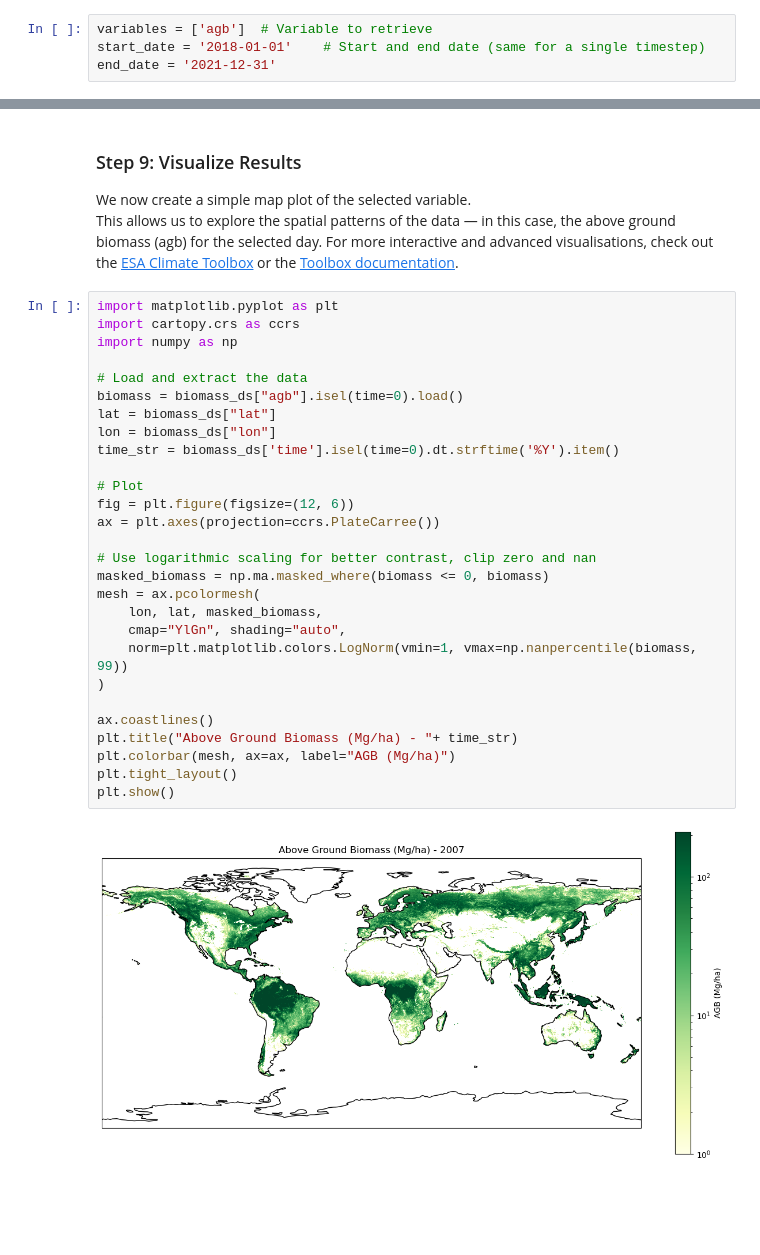
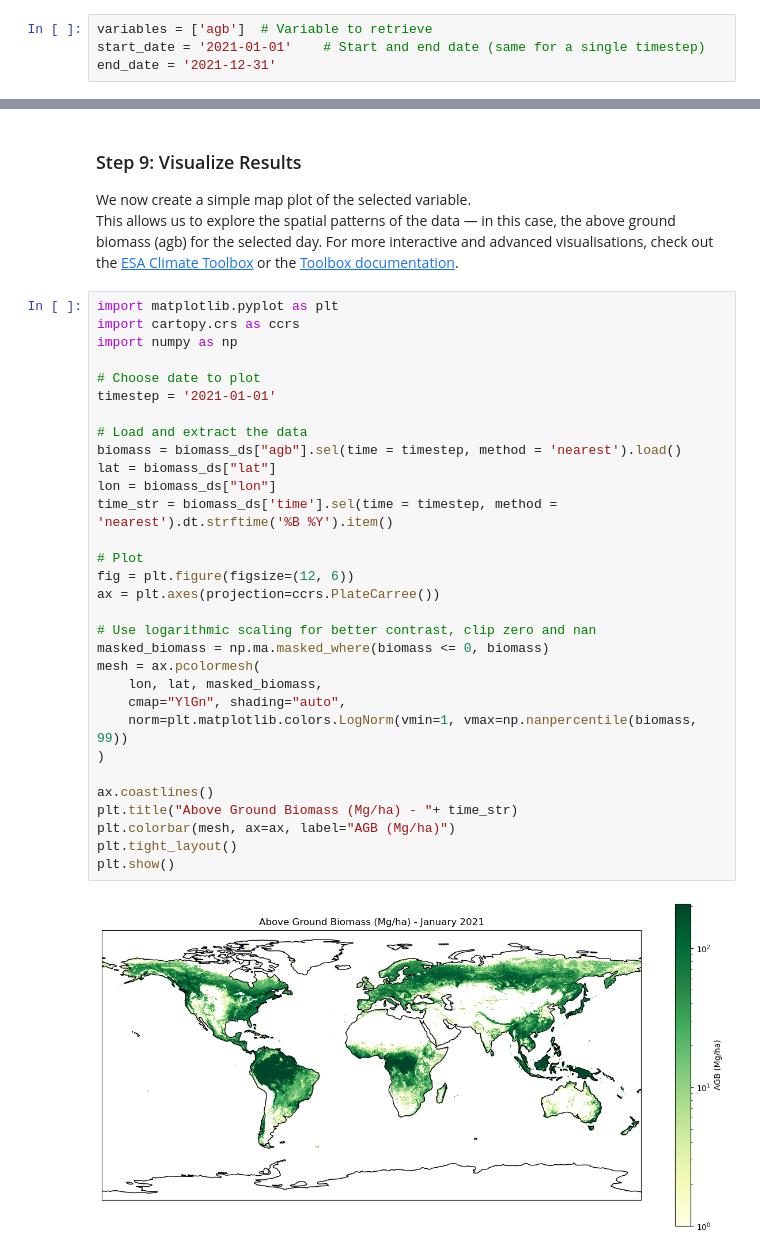
Before and after one commit to esa-cci/cci-notebooks, a Jupyter notebook: notebooks/Biomass_CCI.ipynb, the cells around one changed output, grey strips where cells are left out. Drawn from its saved outputs; the diff is of its cells as text; blank space fills up the shorter version.

Commit message:
Enable time selection in plot

```diff
--- a/notebooks/Biomass_CCI.ipynb
+++ b/notebooks/Biomass_CCI.ipynb
@@ -92,7 +92,7 @@ Before opening the dataset, we define a few key parameters:
 - *(Optional)* **Bounding box**: spatial region of interest — here we skip it to load the global dataset
 # %%
 variables = ['agb']  # Variable to retrieve
-start_date = '2018-01-01'    # Start and end date (same for a single timestep)
+start_date = '2021-01-01'    # Start and end date (same for a single timestep)
 end_date = '2021-12-31'
 # %% [markdown]
 ### Step 7: Open the Dataset
@@ -141,30 +141,33 @@ For more interactive and advanced visualisations, check out the [ESA Climate Too
 # %%
 import matplotlib.pyplot as plt
 import cartopy.crs as ccrs
 import numpy as np
 
+# Choose date to plot
+timestep = '2021-01-01'
+
 # Load and extract the data
-biomass = biomass_ds["agb"].isel(time=0).load()
+biomass = biomass_ds["agb"].sel(time = timestep, method = 'nearest').load()
 lat = biomass_ds["lat"]
 lon = biomass_ds["lon"]
-time_str = biomass_ds['time'].isel(time=0).dt.strftime('%Y').item()
+time_str = biomass_ds['time'].sel(time = timestep, method = 'nearest').dt.strftime('%B %Y').item()
 
 # Plot
 fig = plt.figure(figsize=(12, 6))
 ax = plt.axes(projection=ccrs.PlateCarree())
 
 # Use logarithmic scaling for better contrast, clip zero and nan
 masked_biomass = np.ma.masked_where(biomass <= 0, biomass)
 mesh = ax.pcolormesh(
     lon, lat, masked_biomass,
     cmap="YlGn", shading="auto",
     norm=plt.matplotlib.colors.LogNorm(vmin=1, vmax=np.nanpercentile(biomass, 99))
 )
 
 ax.coastlines()
 plt.title("Above Ground Biomass (Mg/ha) - "+ time_str)
 plt.colorbar(mesh, ax=ax, label="AGB (Mg/ha)")
 plt.tight_layout()
 plt.show()
 # %% [output]
-[figure, old version]
+[figure, new version]
```
